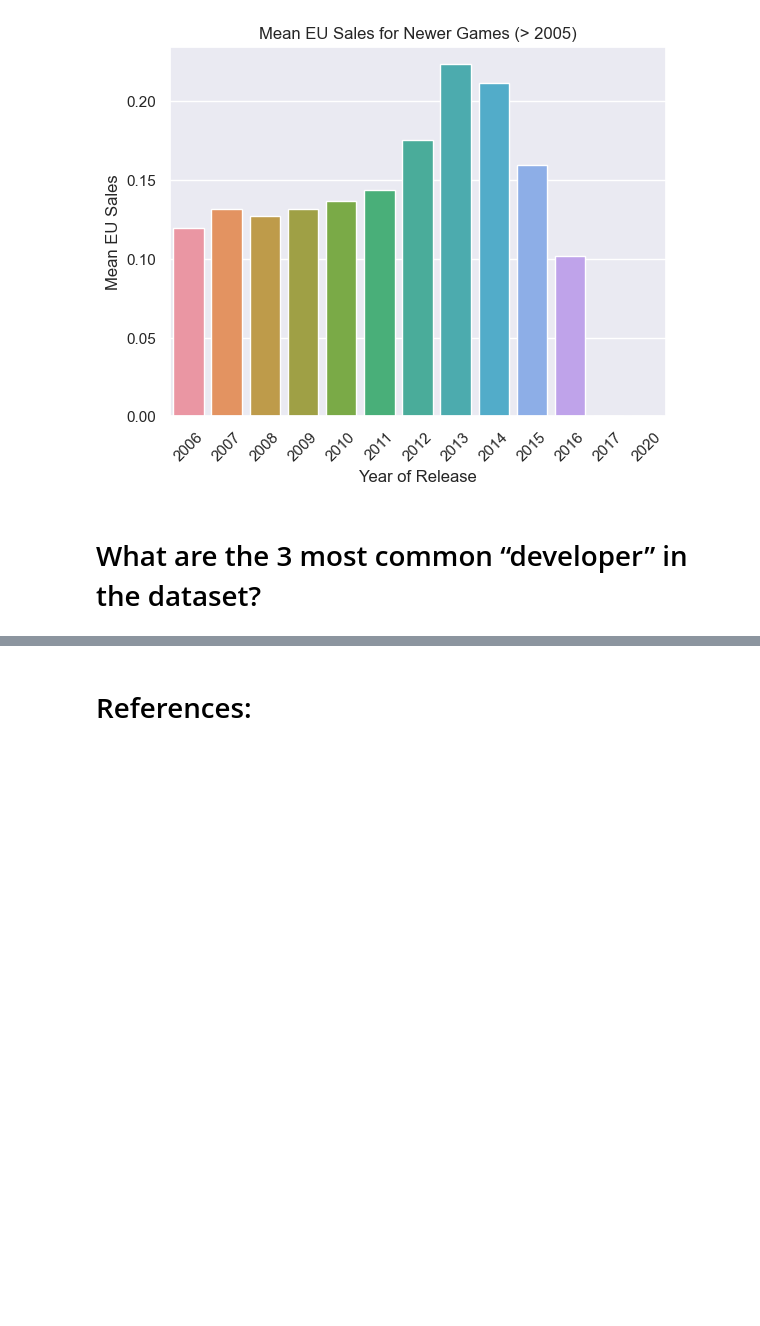
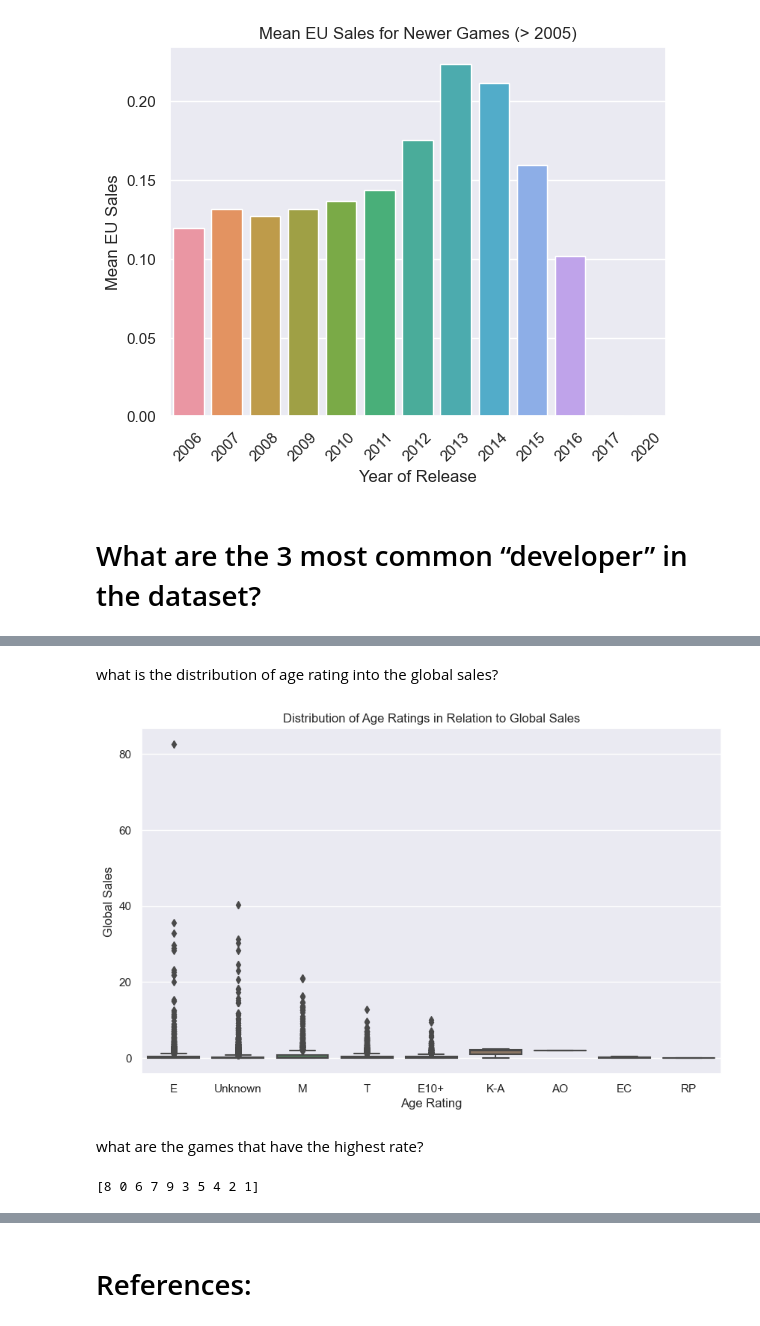
Before and after one commit to Sba23037/CristinaPriolo_DVizHDip_CA1, a Jupyter notebook: CristinaPriolo_DVizHDip_CA1.ipynb, the cells around one changed output, grey strips where cells are left out. Cells and saved outputs as stored; diff of their text form; code cells hidden in the pictures; blank space fills up the shorter version.

```diff
--- a/CristinaPriolo_DVizHDip_CA1.ipynb
+++ b/CristinaPriolo_DVizHDip_CA1.ipynb
@@ -558,0 +606,18 @@ plt.show()
+# %% [markdown]
+what is the distribution of age rating into the global sales?
+# %%
+plt.figure(figsize=(10, 6))
+sns.boxplot(data=df, x='Rating', y='Global_Sales')
+plt.xlabel('Age Rating')
+plt.ylabel('Global Sales')
+plt.title('Distribution of Age Ratings in Relation to Global Sales')
+plt.show()
+# %% [output]
+[figure, added]
+# %% [markdown]
+what are the games that have the highest rate?
+# %%
+unique_user_scores = df["User_Score"].unique()
+print(unique_user_scores)
+# %% [output]
+[8 0 6 7 9 3 5 4 2 1]
```
Also changed, not shown: parts of 26 cells of this notebook.
